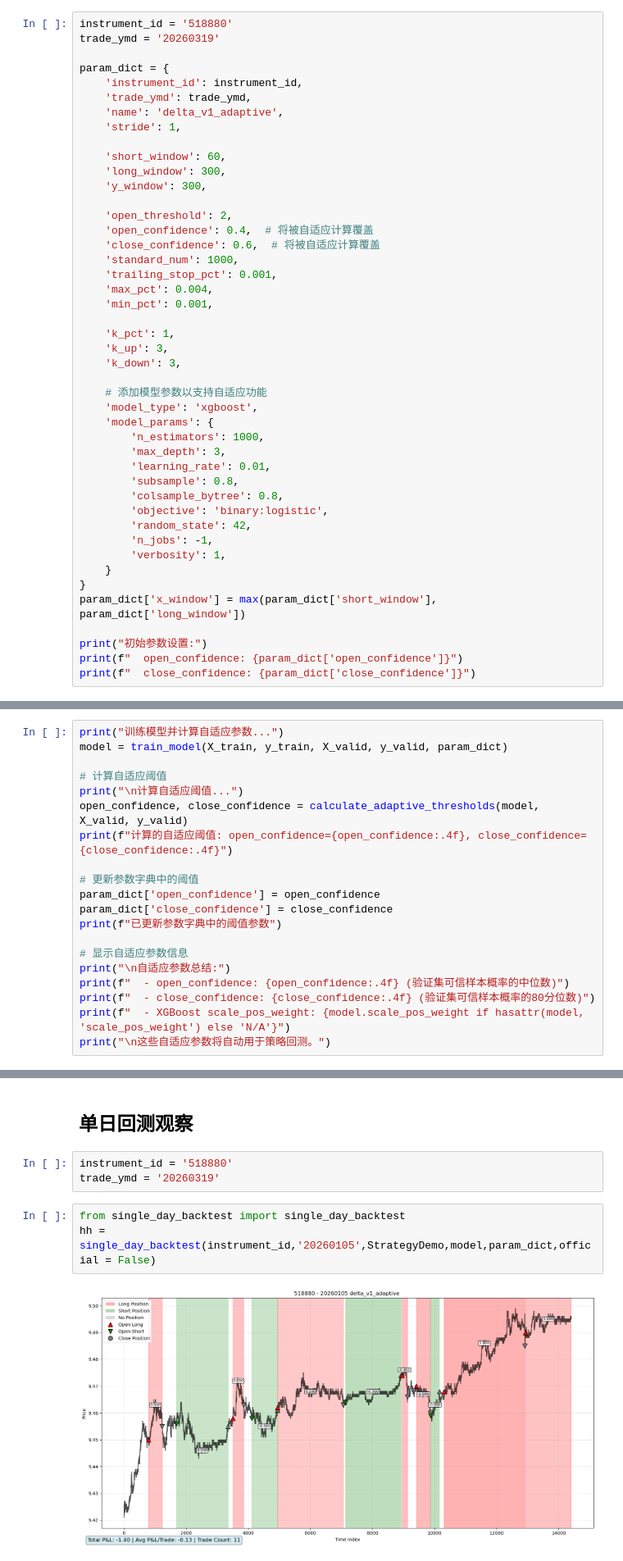
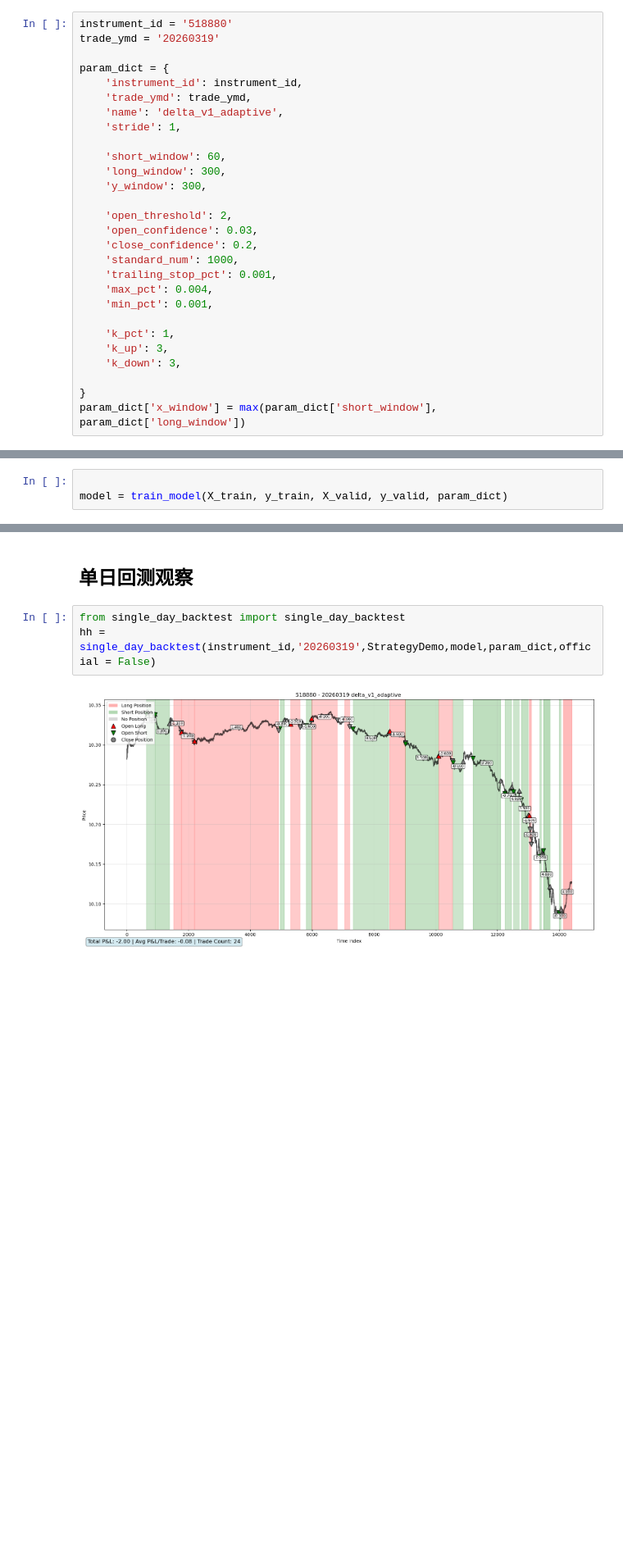
Before and after one commit to artinsophia/Quant-Intern-2026, a Jupyter notebook: delta/demo.ipynb, the cells around one changed output, grey strips where cells are left out. Shown at 82% size. Drawn from its saved outputs; the diff is of its cells as text; blank space fills up the shorter version.

```diff
--- a/delta/demo.ipynb
+++ b/delta/demo.ipynb
@@ -39,8 +36,8 @@ param_dict = {
     'y_window': 300,
 
     'open_threshold': 2,
-    'open_confidence': 0.4,  # 将被自适应计算覆盖
-    'close_confidence': 0.6,  # 将被自适应计算覆盖
+    'open_confidence': 0.03,
+    'close_confidence': 0.2,
     'standard_num': 1000,
     'trailing_stop_pct': 0.001,
     'max_pct': 0.004,
@@ -50,22 +47,5 @@ param_dict = {
     'k_up': 3,
     'k_down': 3,
 
-    # 添加模型参数以支持自适应功能
-    'model_type': 'xgboost',
-    'model_params': {
-        'n_estimators': 1000,
-        'max_depth': 3,
-        'learning_rate': 0.01,
-        'subsample': 0.8,
-        'colsample_bytree': 0.8,
-        'objective': 'binary:logistic',
-        'random_state': 42,
-        'n_jobs': -1,
-        'verbosity': 1,
-    }
 }
 param_dict['x_window'] = max(param_dict['short_window'], param_dict['long_window'])
-
-print("初始参数设置:")
-print(f"  open_confidence: {param_dict['open_confidence']}")
-print(f"  close_confidence: {param_dict['close_confidence']}")
@@ -161,23 +137,6 @@ Name: count, dtype: int64
 # %% [markdown]
 ## 训练模型
 # %%
-print("训练模型并计算自适应参数...")
+
 model = train_model(X_train, y_train, X_valid, y_valid, param_dict)
-
-# 计算自适应阈值
-print("\n计算自适应阈值...")
-open_confidence, close_confidence = calculate_adaptive_thresholds(model, X_valid, y_valid)
-print(f"计算的自适应阈值: open_confidence={open_confidence:.4f}, close_confidence={close_confidence:.4f}")
-
-# 更新参数字典中的阈值
-param_dict['open_confidence'] = open_confidence
-param_dict['close_confidence'] = close_confidence
-print(f"已更新参数字典中的阈值参数")
-
-# 显示自适应参数信息
-print("\n自适应参数总结:")
-print(f"  - open_confidence: {open_confidence:.4f} (验证集可信样本概率的中位数)")
-print(f"  - close_confidence: {close_confidence:.4f} (验证集可信样本概率的80分位数)")
-print(f"  - XGBoost scale_pos_weight: {model.scale_pos_weight if hasattr(model, 'scale_pos_weight') else 'N/A'}")
-print("\n这些自适应参数将自动用于策略回测。")
 # %% [output]
@@ -379,11 +278,8 @@ deleted = delete_backtest_results_by_instrument_date("518880", "20260408", dry_r
 总共删除了 0 个文件夹
 # %% [markdown]
 ## 单日回测观察
-# %%
-instrument_id = '518880'
-trade_ymd = '20260319'
 # %%
 from single_day_backtest import single_day_backtest
-hh = single_day_backtest(instrument_id,'20260105',StrategyDemo,model,param_dict,official = False)
+hh = single_day_backtest(instrument_id,'20260319',StrategyDemo,model,param_dict,official = False)
 # %% [output]
-[figure, old version]
+[figure, new version]
```
Also changed, not shown: parts of 13 cells of this notebook, 5 other files.
